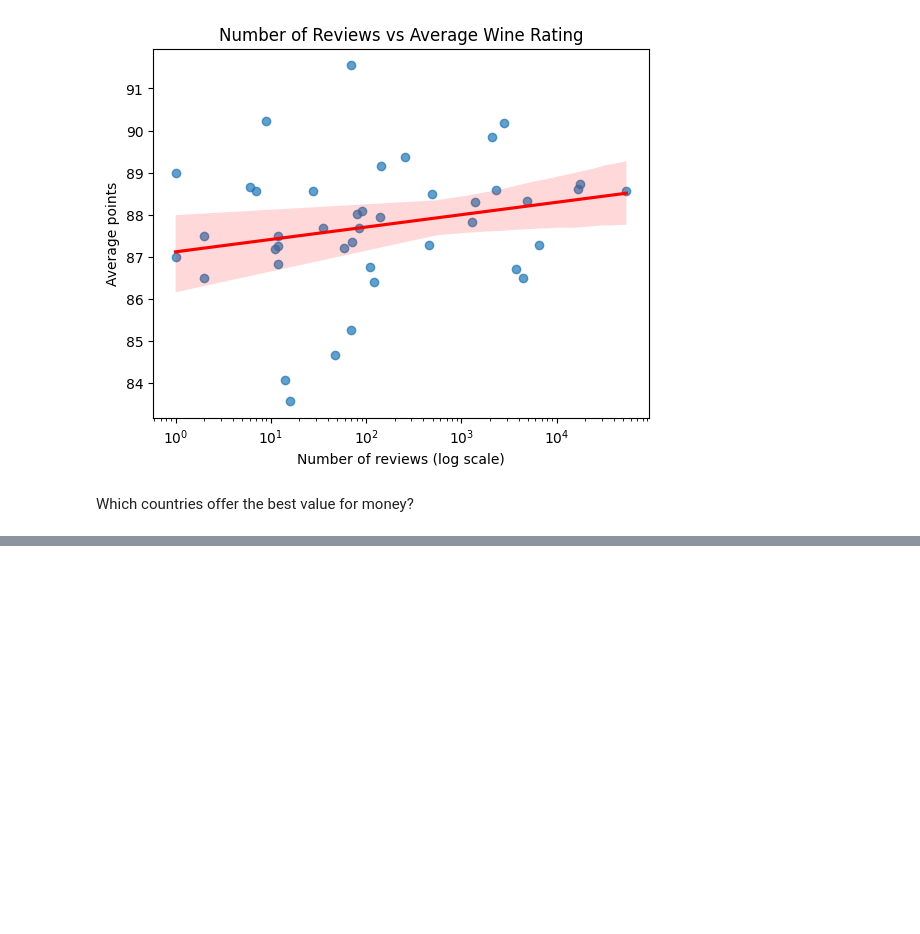
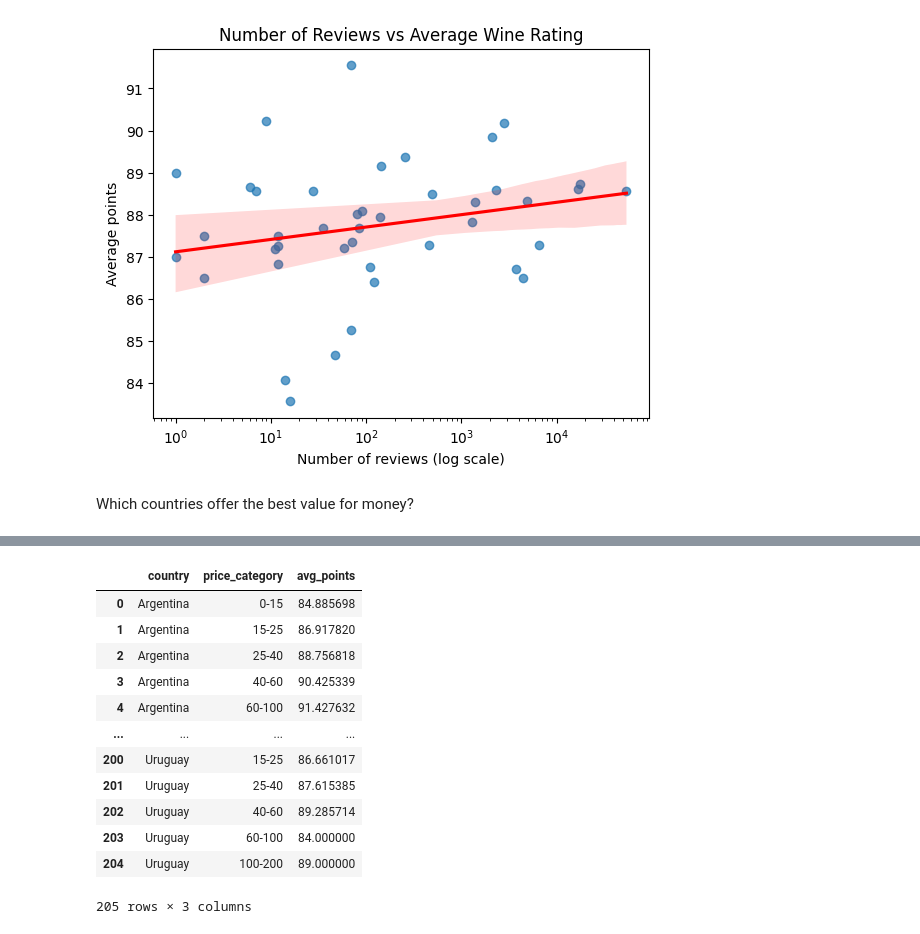
Before and after one commit to git-bandit/Data-analysis-is-expensive-wine-better-, a Jupyter notebook: notebook.ipynb, the cells around one changed output, grey strips where cells are left out. Saved outputs shown, nothing was run; the diff lists cells and outputs as text; code cells hidden in the pictures; blank space fills up the shorter version.

```diff
--- a/notebook.ipynb
+++ b/notebook.ipynb
@@ -233,0 +268,26 @@ plt.show()
+# %%
+f["price_category"] = pd.cut(
+    f["price"],
+    bins=[0, 15, 25, 40, 60, 100, 200, 500, 1000, float("inf")],
+    labels=["0-15", "15-25", "25-40", "40-60", "60-100", "100-200", "200-500", "500-1000", "1000+"]
+)
+
+value_by_country = f.groupby(["country", "price_category"], observed=True).agg(avg_points=("points", "mean")).reset_index()
+
+value_by_country.sort_values(["price_category", "avg_points"], ascending=[True, False])
+
+value_by_country
+# %% [output]
+|  | country | price_category | avg_points |
+| 0 | Argentina | 0-15 | 84.885698 |
+| 1 | Argentina | 15-25 | 86.917820 |
+| 2 | Argentina | 25-40 | 88.756818 |
+| 3 | Argentina | 40-60 | 90.425339 |
+| 4 | Argentina | 60-100 | 91.427632 |
+| ... | ... | ... | ... |
+| 200 | Uruguay | 15-25 | 86.661017 |
+| 201 | Uruguay | 25-40 | 87.615385 |
+| 202 | Uruguay | 40-60 | 89.285714 |
+| 203 | Uruguay | 60-100 | 84.000000 |
+| 204 | Uruguay | 100-200 | 89.000000 |
+205 rows × 3 columns
```
Also changed, not shown: parts of 6 cells of this notebook.
